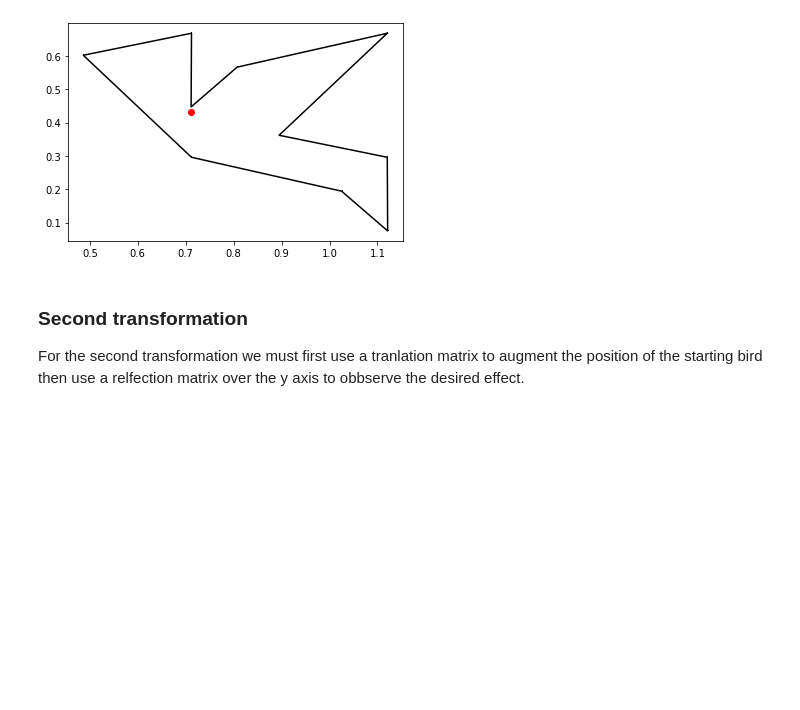
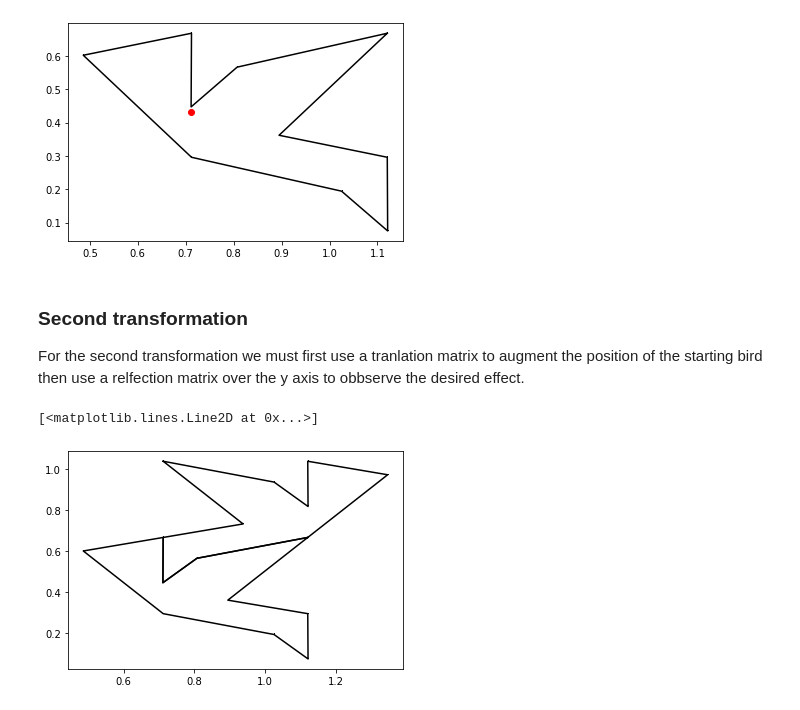
Before and after one commit to qherm/math425-final-project, a Jupyter notebook: Problem 1.ipynb, the cells around one changed output. Cells and saved outputs as stored; diff of their text form; code cells hidden in the pictures; blank space fills up the shorter version.

```diff
--- a/Problem 1.ipynb
+++ b/Problem 1.ipynb
@@ -23,6 +16,6 @@ def reflection_matrix(dim):
-# %%
-def reflect_line(a,b,c):
-    return np.vstack[[b^2-a^2,-2ab,-2ac][-2ab,a^2-b^2,-2bc][0,0,a^2+b^2]]
+# %%
+def reflect_line(a,b,c):
+    return np.vstack([[b**2-a**2,-2*a*b,-2*a*c],[-2*a*b,a**2-b**2,-2*b*c],[0,0,a**2+b**2]])
 # %%
 def printMatrix(a):
     cm = sns.light_palette("blue", as_cmap=True)
@@ -91,3 +84,15 @@ plt.plot(A1[0],A1[1], 'k-,')
 # %% [markdown]
 ### Second transformation
 For the second transformation we must first use a tranlation matrix to augment the position of the starting bird then use a relfection matrix over the y axis to obbserve the desired effect.
+# %%
+r=reflect_line(0,1,-.6180)
+t=translate_matrix(0.4084,0)
+T=np.matmul(r,t)
+A2=np.matmul(T,A)
+#print modified bird (Tile1)
+plt.plot(A1[0],A1[1], 'k-,')
+#print modified bird (Tile1)
+plt.plot(A2[0],A2[1], 'k-,')
+# %% [output]
+[<matplotlib.lines.Line2D at 0x...>]
+[figure, added]
```
Also changed, not shown: parts of 5 cells of this notebook.
